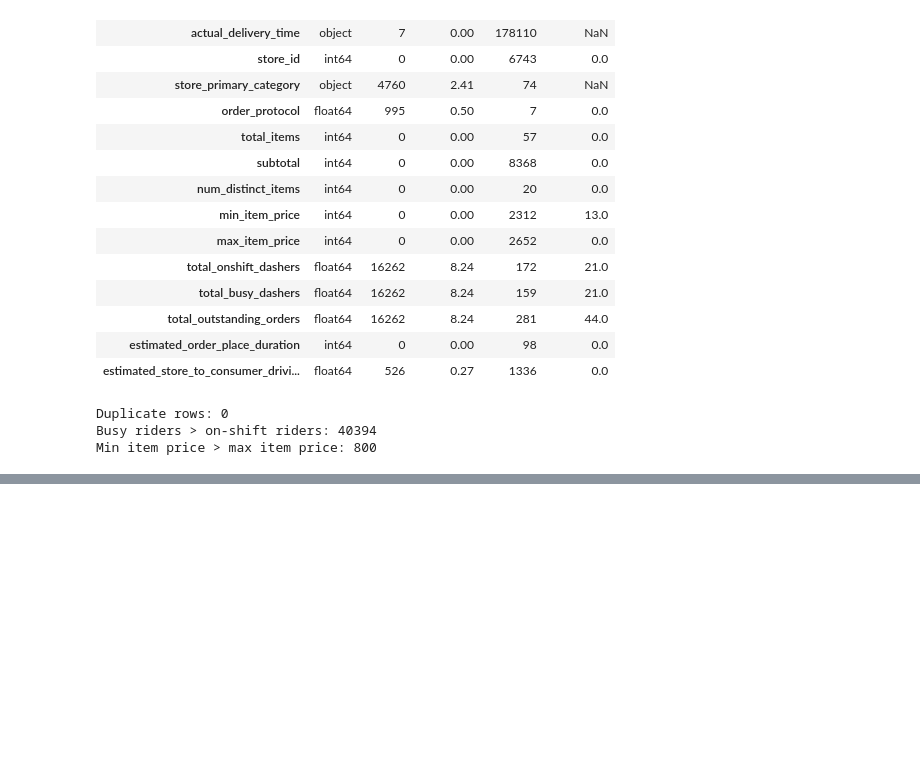
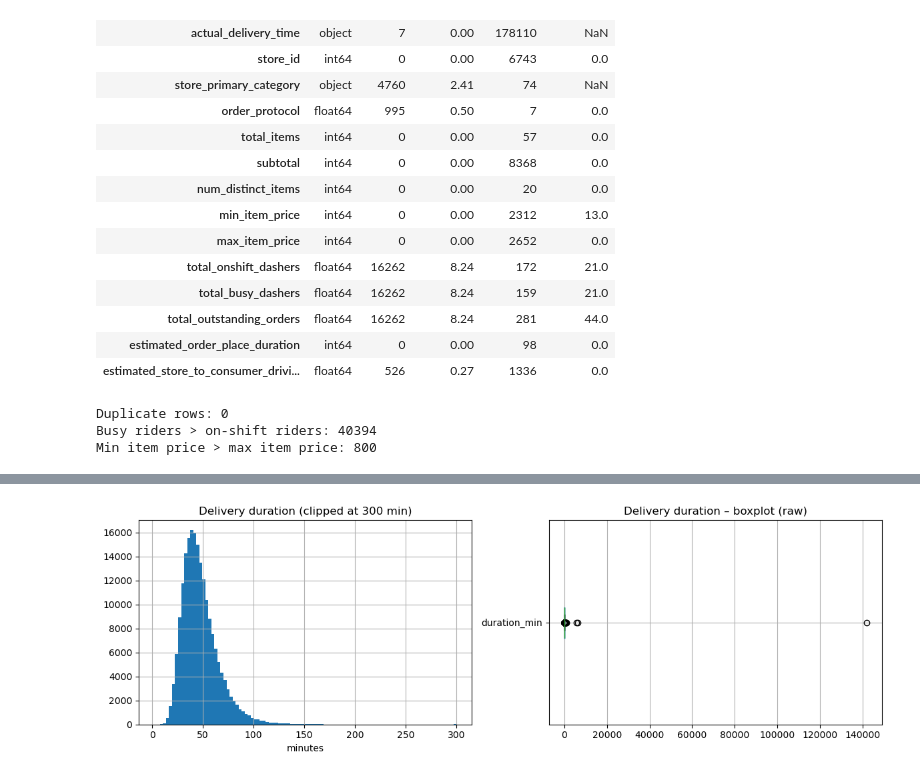
Before and after one commit to Adamharith2005/delivery-duration-estimation, a Jupyter notebook: 01_data_preparation.ipynb, the cells around one changed output, grey strips where cells are left out. Saved outputs shown, nothing was run; the diff lists cells and outputs as text; code cells hidden in the pictures; blank space fills up the shorter version.

```diff
--- a/01_data_preparation.ipynb
+++ b/01_data_preparation.ipynb
@@ -111,0 +114,12 @@ Min item price > max item price: 800
+# %%
+df = df_raw.copy()
+for col in ["created_at", "actual_delivery_time"]:
+    parsed = pd.to_datetime(df[col], format="ISO8601", errors="coerce")
+    failed = parsed.isna() & df[col].notna()
+    if failed.any():
+        print(f"WARNING: {failed.sum()} values in {col} could not be parsed, e.g. {df.loc[failed, col].head(3).tolist()}")
+    df[col] = parsed
+
+df["duration_min"] = (df["actual_delivery_time"] - df["created_at"]).dt.total_seconds() / 60
+print("Date range:", df["created_at"].min(), "to", df["created_at"].max())
+df["duration_min"].describe(percentiles=[.01, .05, .25, .5, .75, .95, .99])
@@ -111,0 +141,10 @@ Min item price > max item price: 800
+# %%
+fig, ax = plt.subplots(1, 2, figsize=(12, 4))
+df["duration_min"].clip(upper=300).hist(bins=100, ax=ax[0])
+ax[0].set_title("Delivery duration (clipped at 300 min)")
+ax[0].set_xlabel("minutes")
+df.boxplot(column="duration_min", ax=ax[1], vert=False)
+ax[1].set_title("Delivery duration – boxplot (raw)")
+plt.tight_layout(); plt.savefig(FIG_DIR / "wk5_duration_raw.png", dpi=150); plt.show()
+# %% [output]
+[figure, added]
```
Also changed, not shown: parts of 2 cells of this notebook, 1 other file.
